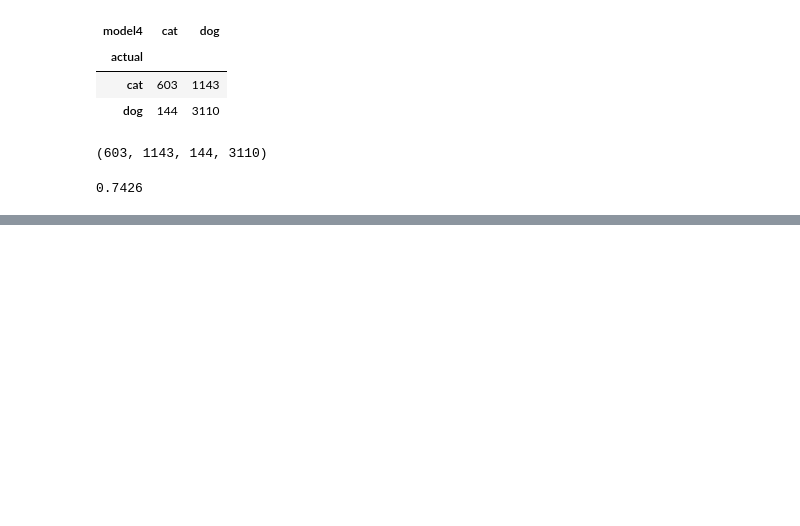
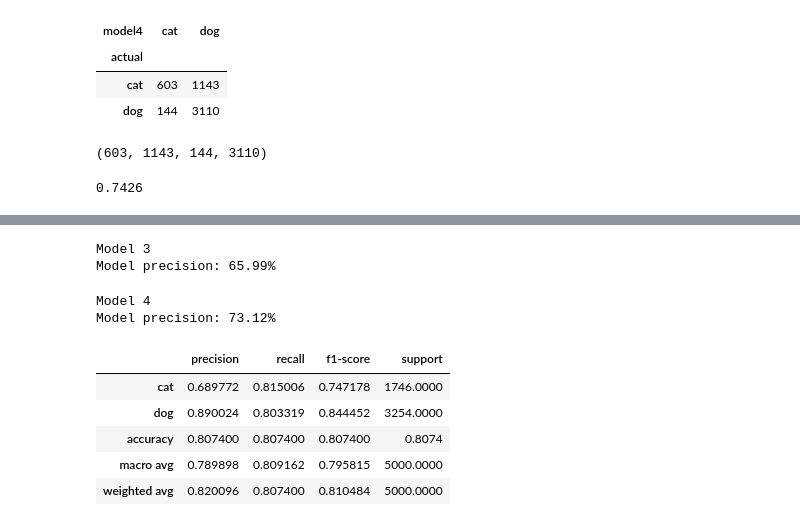
Before and after one commit to ljackson707/classification-exercises, a Jupyter notebook: model_evaluation.ipynb, the cells around one changed output, grey strips where cells are left out. Drawn from its saved outputs; the diff is of its cells as text; code cells hidden in the pictures; blank space fills up the shorter version.

```diff
--- a/model_evaluation.ipynb
+++ b/model_evaluation.ipynb
@@ -287 +451,19 @@ a
+# %%
+# preceison model 3
+model_precision = (subset3.actual == subset3.model3).mean()
+
+print("Model 3")
+print(f"Model precision: {model_precision:.2%}")
+# %% [output]
+Model 3
+Model precision: 65.99%
+# %%
+# preceison model 4
+model_precision = (subset4.actual == subset4.model4).mean()
+
+print("Model 4")
+print(f"Model precision: {model_precision:.2%}")
+# %% [output]
+Model 4
+Model precision: 73.12%
 # %%
@@ -292,0 +476,12 @@ a
+# %%
+x = classification_report(paws.actual, paws.model1,
+                          labels = ['cat', 'dog'],
+                          output_dict=True)
+pd.DataFrame(x).T
+# %% [output]
+|  | precision | recall | f1-score | support |
+| cat | 0.689772 | 0.815006 | 0.747178 | 1746.0000 |
+| dog | 0.890024 | 0.803319 | 0.844452 | 3254.0000 |
+| accuracy | 0.807400 | 0.807400 | 0.807400 | 0.8074 |
+| macro avg | 0.789898 | 0.809162 | 0.795815 | 5000.0000 |
+| weighted avg | 0.820096 | 0.807400 | 0.810484 | 5000.0000 |
```
Also changed, not shown: parts of 36 cells of this notebook.
